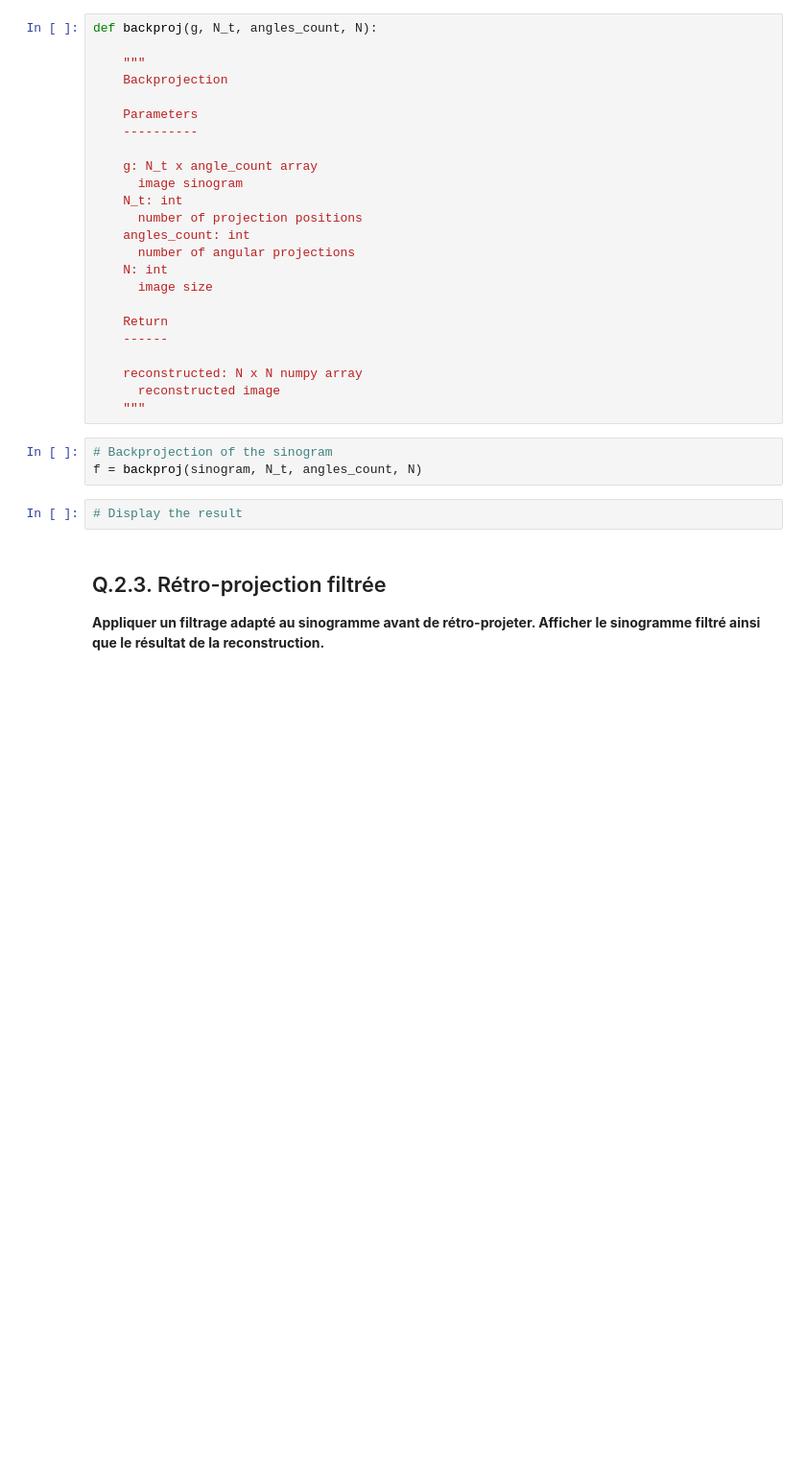
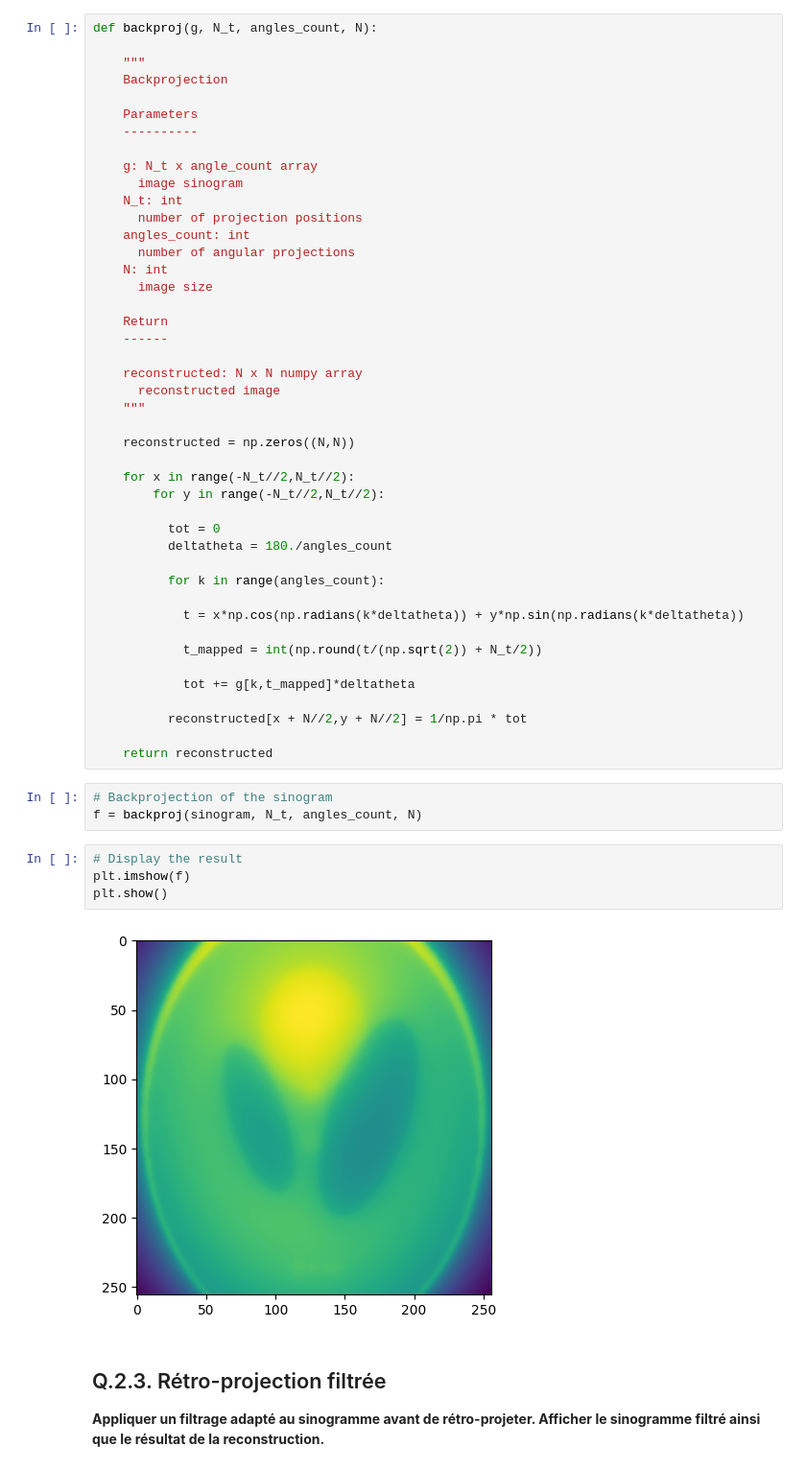
Before and after one commit to GabrielVandersippe/5--Tomographie, a Jupyter notebook: X-Ray Tomography.ipynb, the cells around one changed output. Shown at 96% size. Cells and saved outputs as stored; diff of their text form; blank space fills up the shorter version.

```diff
--- a/X-Ray Tomography.ipynb
+++ b/X-Ray Tomography.ipynb
@@ -146,11 +154,35 @@ def backproj(g, N_t, angles_count, N):
     reconstructed: N x N numpy array
       reconstructed image
     """
+
+    reconstructed = np.zeros((N,N))
+
+    for x in range(-N_t//2,N_t//2):
+        for y in range(-N_t//2,N_t//2):
+
+          tot = 0
+          deltatheta = 180./angles_count
+
+          for k in range(angles_count):
+
+            t = x*np.cos(np.radians(k*deltatheta)) + y*np.sin(np.radians(k*deltatheta))
+
+            t_mapped = int(np.round(t/(np.sqrt(2)) + N_t/2))
+
+            tot += g[k,t_mapped]*deltatheta
+
+          reconstructed[x + N//2,y + N//2] = 1/np.pi * tot
+
+    return reconstructed
 # %%
 # Backprojection of the sinogram
 f = backproj(sinogram, N_t, angles_count, N)
 # %%
 # Display the result
+plt.imshow(f)
+plt.show()
+# %% [output]
+[figure, added]
 # %% [markdown]
 ##  Q.2.3. Rétro-projection filtrée
 
```
Also changed, not shown: parts of 4 cells of this notebook.
